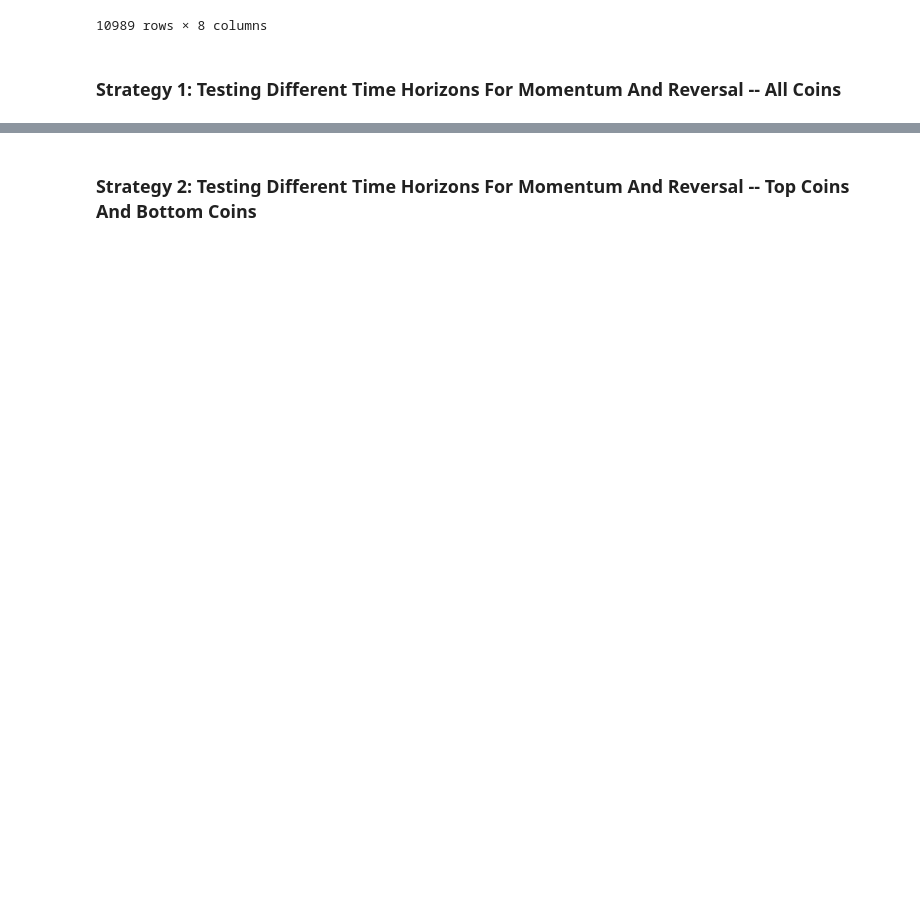
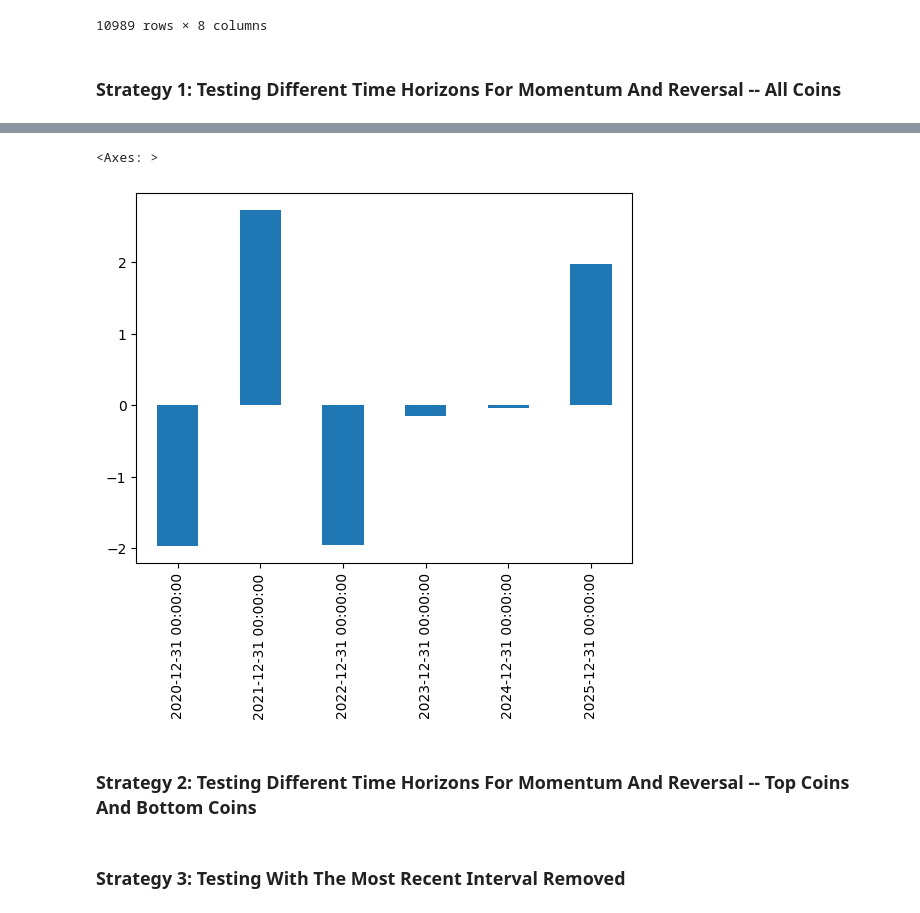
Before and after one commit to wbchristerson/jn-learning, a Jupyter notebook: cryptocurrency_stat_arb.ipynb, the cells around one changed output, grey strips where cells are left out. Saved outputs shown, nothing was run; the diff lists cells and outputs as text; code cells hidden in the pictures; blank space fills up the shorter version.

```diff
--- a/cryptocurrency_stat_arb.ipynb
+++ b/cryptocurrency_stat_arb.ipynb
@@ -160,0 +245,3 @@ ret.rolling(window=2, min_periods=1).mean()
+# %%
+strat_1_sr_12hr_per_year = strat_1_ret_12hr.resample('A').mean() / strat_1_ret_12hr.resample('A').std() * np.sqrt(365 * 24 / 4)
+strat_1_sr_12hr_per_year
@@ -161,6 +256,13 @@ ret.rolling(window=2, min_periods=1).mean()
+# %%
+strat_1_sr_12hr_per_year.plot(kind='bar')
+# %% [output]
+<Axes: >
+[figure, added]
 # %% [markdown]
 ### Strategy 2: Testing Different Time Horizons For Momentum And Reversal -- Top Coins And Bottom Coins
 # %%
 # Similarly to strategy 1, long high-performing coins based on average
 # returns and short low-performing coins averaged over different intervals
 # but only do this for the top 2 and bottom 2 coins.
+# %% [markdown]
+### Strategy 3: Testing With The Most Recent Interval Removed
```
Also changed, not shown: parts of 19 cells of this notebook.
